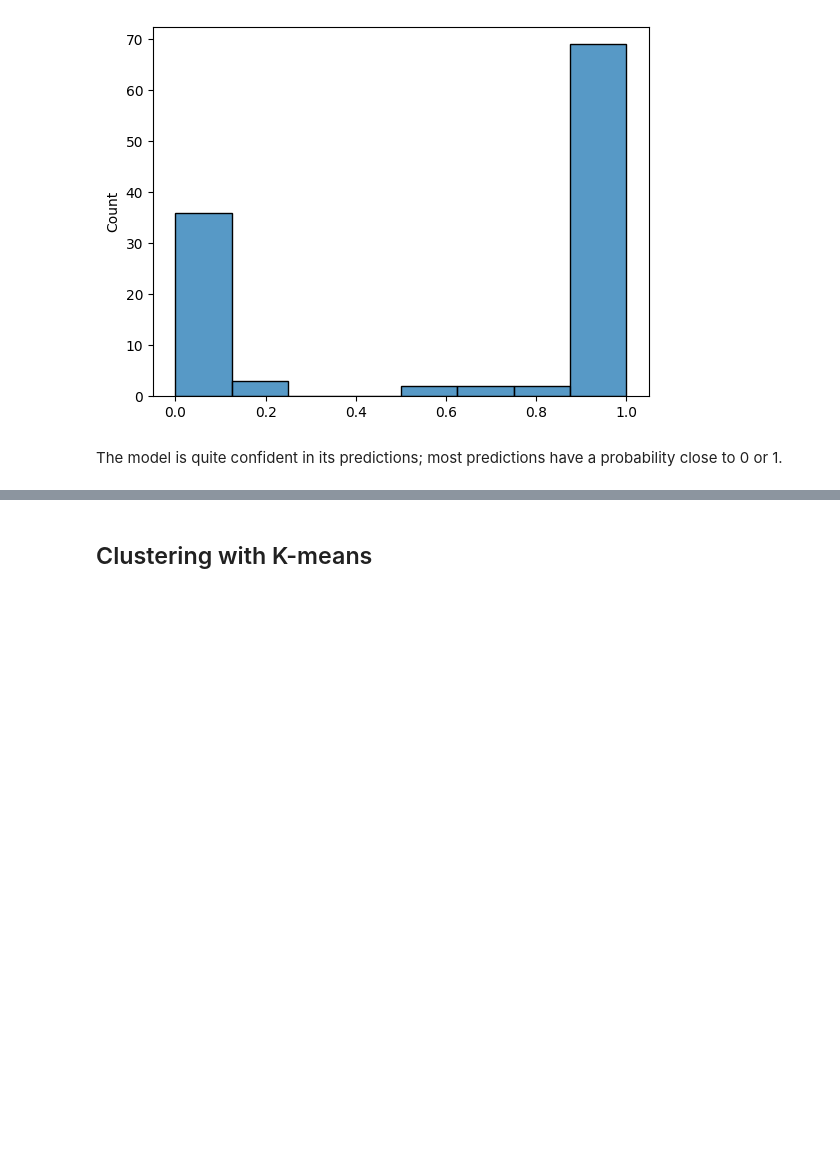
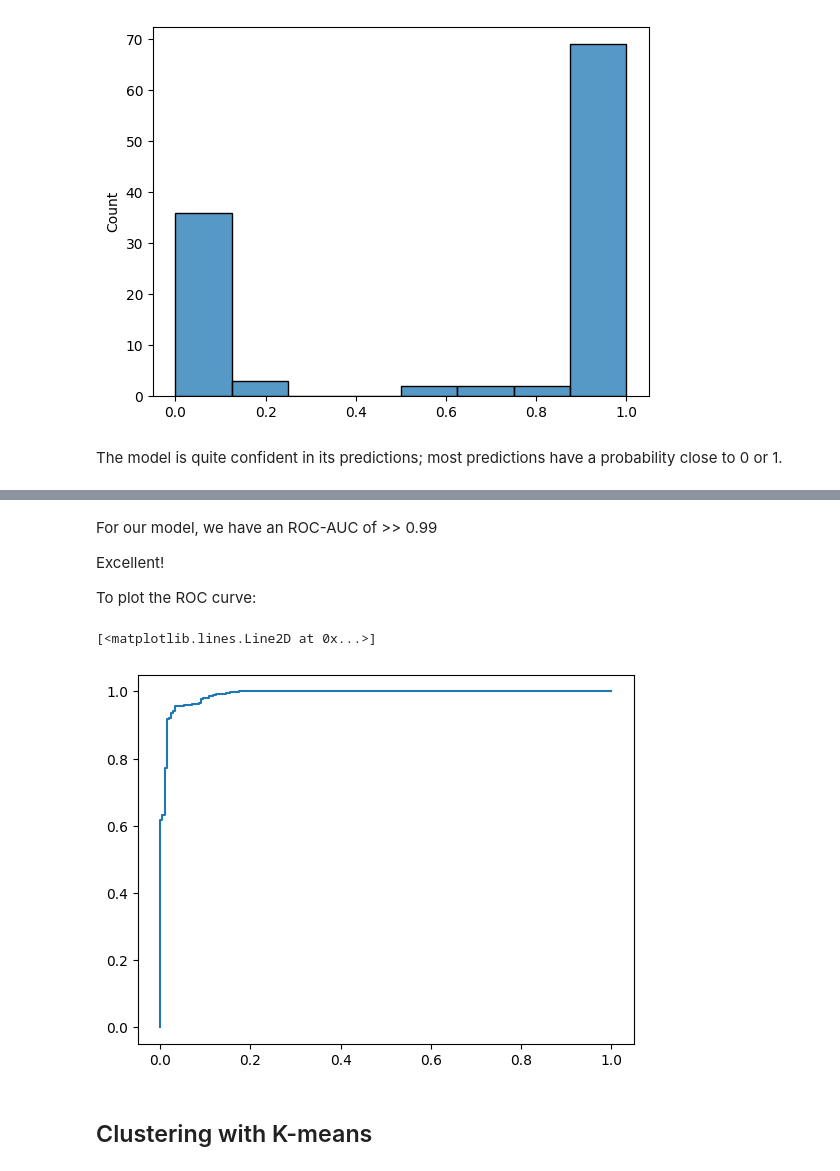
Before and after one commit to Samuel-JULLY/KMUTNB_internship, a Jupyter notebook: OpenClass/class_lvl1.ipynb, the cells around one changed output, grey strips where cells are left out. Cells and saved outputs as stored; diff of their text form; code cells hidden in the pictures; blank space fills up the shorter version.

Commit message:
metric for classification and clustering

```diff
--- a/OpenClass/class_lvl1.ipynb
+++ b/OpenClass/class_lvl1.ipynb
@@ -638,0 +719,2 @@ The model is quite confident in its predictions; most predictions have a probabi
+# %%
+y_hat_proba = clf.predict_proba(X)[:,1]
@@ -639,2 +773,17 @@ The model is quite confident in its predictions; most predictions have a probabi
+# %% [markdown]
+For our model, we have an ROC-AUC of >> 0.99
+
+Excellent!
+
+To plot the ROC curve:
+# %%
+from sklearn.metrics import roc_curve
+fpr, tpr, thresholds = roc_curve(y, y_hat_proba)
+
+import matplotlib.pyplot as plt
+plt.plot(fpr, tpr)
+# %% [output]
+[<matplotlib.lines.Line2D at 0x...>]
+[figure, added]
 # %% [markdown]
 ## Clustering with K-means
```
Also changed, not shown: parts of 24 cells of this notebook.
